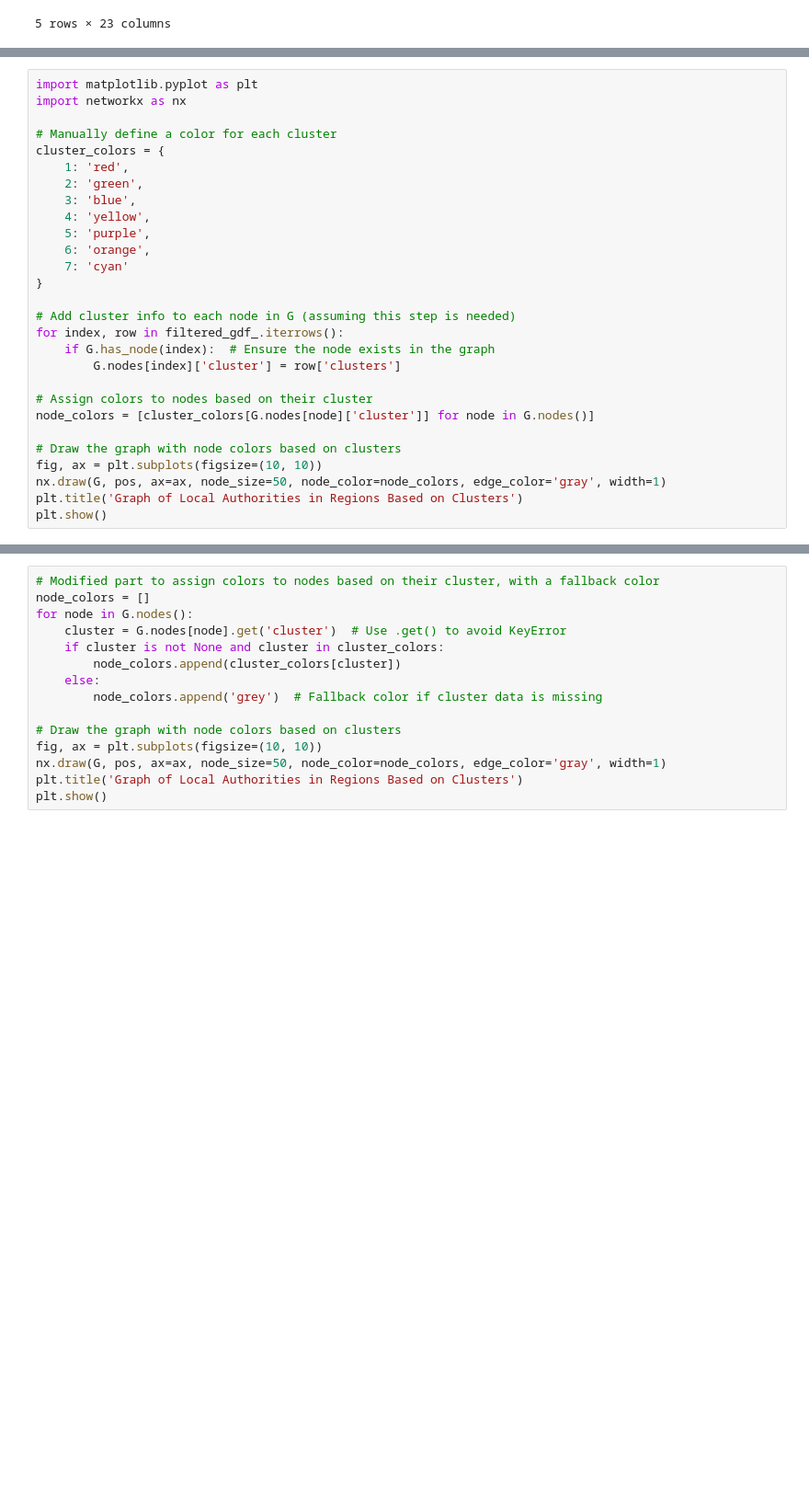
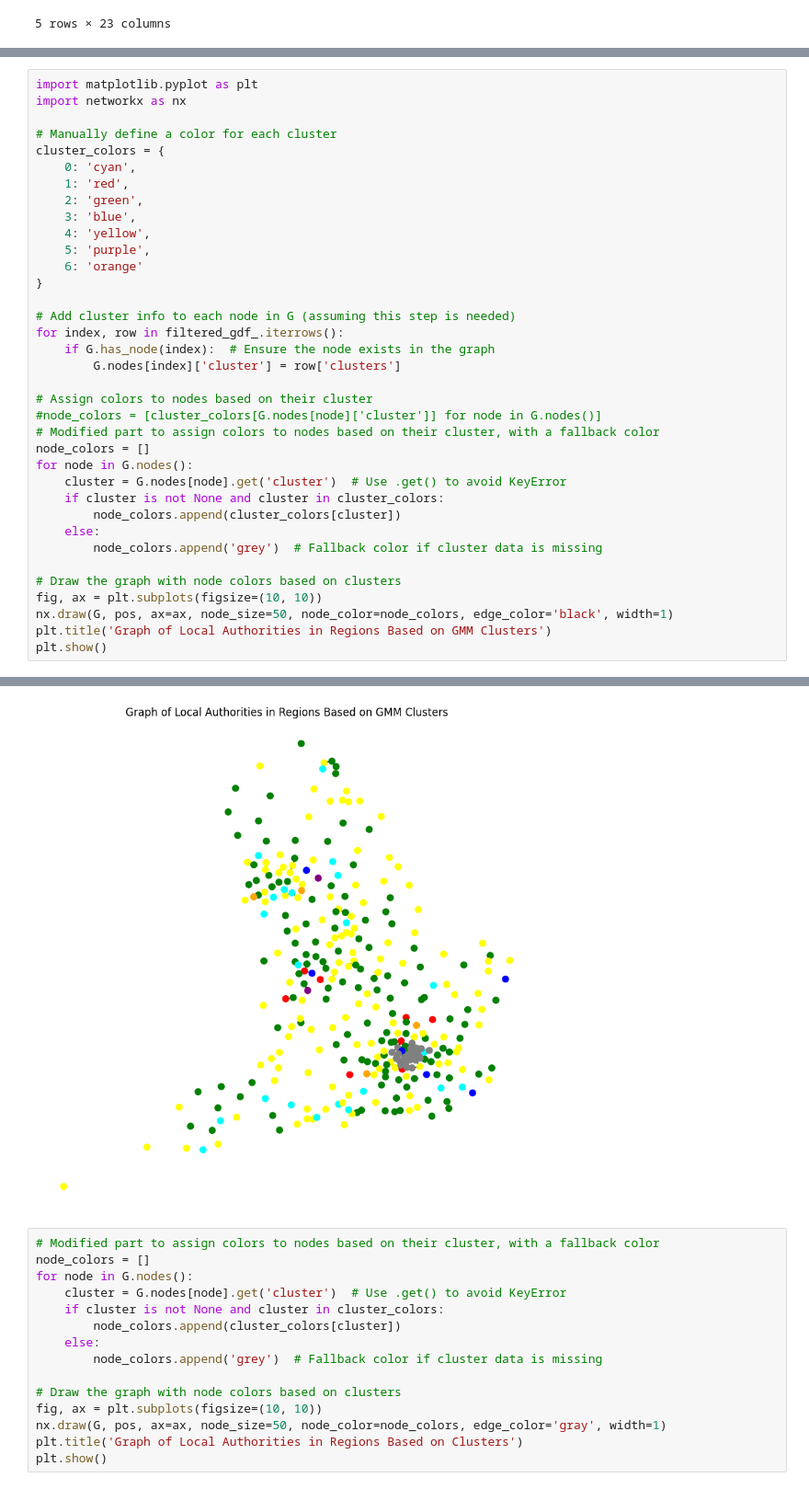
Before and after one commit to OlajideFemi/Carbon-Footprint, a Jupyter notebook: Untitled9.ipynb, the cells around one changed output, grey strips where cells are left out. Shown: that part at 92% size. Saved outputs shown, nothing was run; the diff lists cells and outputs as text; blank space fills up the shorter version.

```diff
--- a/Untitled9.ipynb
+++ b/Untitled9.ipynb
@@ -356,13 +363,13 @@ import networkx as nx
 
 # Manually define a color for each cluster
 cluster_colors = {
+    0: 'cyan',
     1: 'red',
     2: 'green',
     3: 'blue',
     4: 'yellow',
     5: 'purple',
-    6: 'orange',
-    7: 'cyan'
+    6: 'orange'
 }
 
 # Add cluster info to each node in G (assuming this step is needed)
@@ -371,11 +378,19 @@ for index, row in filtered_gdf_.iterrows():
         G.nodes[index]['cluster'] = row['clusters']
 
 # Assign colors to nodes based on their cluster
-node_colors = [cluster_colors[G.nodes[node]['cluster']] for node in G.nodes()]
+#node_colors = [cluster_colors[G.nodes[node]['cluster']] for node in G.nodes()]
+# Modified part to assign colors to nodes based on their cluster, with a fallback color
+node_colors = []
+for node in G.nodes():
+    cluster = G.nodes[node].get('cluster')  # Use .get() to avoid KeyError
+    if cluster is not None and cluster in cluster_colors:
+        node_colors.append(cluster_colors[cluster])
+    else:
+        node_colors.append('grey')  # Fallback color if cluster data is missing
 
 # Draw the graph with node colors based on clusters
 fig, ax = plt.subplots(figsize=(10, 10))
-nx.draw(G, pos, ax=ax, node_size=50, node_color=node_colors, edge_color='gray', width=1)
-plt.title('Graph of Local Authorities in Regions Based on Clusters')
+nx.draw(G, pos, ax=ax, node_size=50, node_color=node_colors, edge_color='black', width=1)
+plt.title('Graph of Local Authorities in Regions Based on GMM Clusters')
 plt.show()
 # %% [output]
@@ -383,3 +397,4 @@ KeyError: 0
+[figure, added]
 # %%
 # Modified part to assign colors to nodes based on their cluster, with a fallback color
 node_colors = []
```
Also changed, not shown: parts of 10 cells of this notebook.
